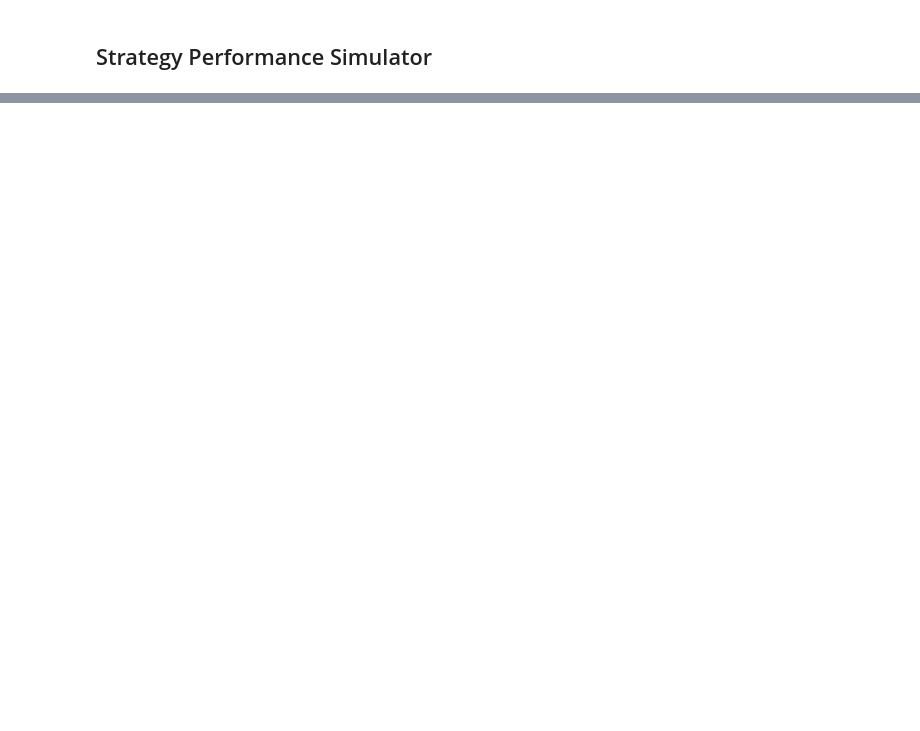
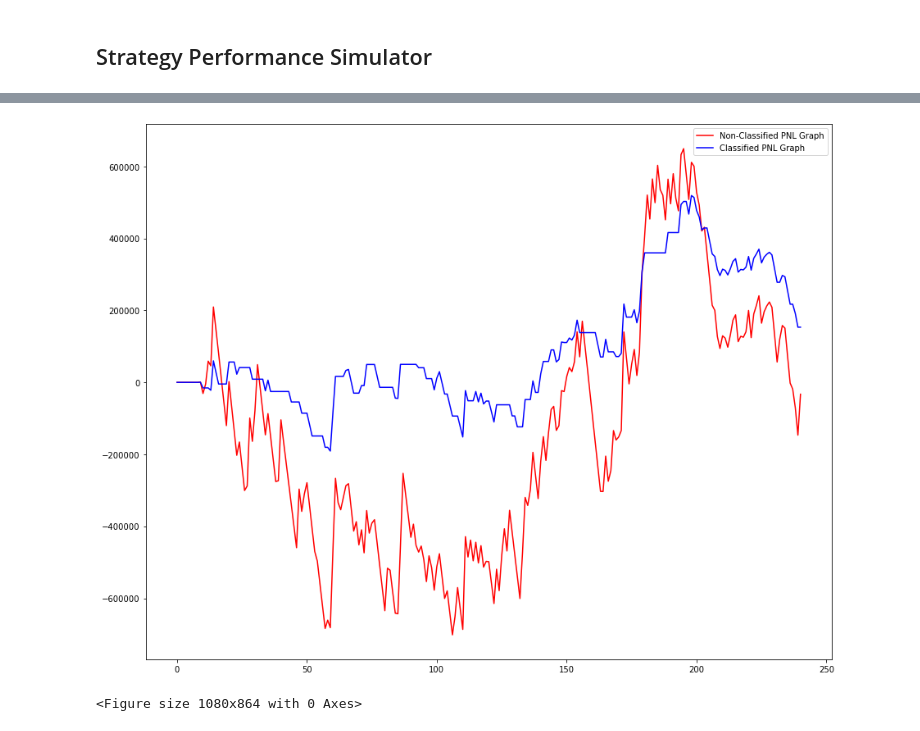
Before and after one commit to Aryann208/Quantstats, a Jupyter notebook: Quantstats - Data Analysis with Python.ipynb, the cells around one changed output, grey strips where cells are left out. Drawn from its saved outputs; the diff is of its cells as text; code cells hidden in the pictures; blank space fills up the shorter version.

```diff
--- a/Quantstats - Data Analysis with Python.ipynb
+++ b/Quantstats - Data Analysis with Python.ipynb
@@ -1107,7 +1113,10 @@ tradeledger2
 # %%
 threshold_sum=0
-startingcap=180000
-
+startingcap=800000
+Trade_taken=[]
+threshold_sum_list=[]
+totalcap_list=[]
+amount_on_day_list=[]
 
 totalcap=startingcap
 i=0
@@ -1156,9 +1165,18 @@ while i!=len(tradeledger2)-1:
             print("excedd...............")
             lot=maxlot*25
         Points=tradeledger2["Points"].iloc[i]
+
         Pointslist.append(int(Points))
         threshold_sum=threshold_sum+(Points)*lot
         totalcap=int(totalcap+(Points)*lot)
+        if Points==0:
+            Trade_taken.append('No')
+        else:
+            Trade_taken.append('Yes')
+
+        amount_on_day_list.append(int((Points*lot)))
+        totalcap_list.append(int(totalcap))
+        threshold_sum_list.append(int(threshold_sum))
 
 
         print(str(tradeledger2["Date"].iloc[i])+"       "+str(daypassed)+"    "+str(int(threshold_sum))+"   "+str(int(lot/25))+"      "+str(int((Points*lot))) +"\t\ttotalcap"+str(totalcap))
@@ -1199,6 +1217,8 @@ while i!=len(tradeledger2)-1:
     lotredcount=0
     print("totalcap is \t" +str(totalcap))
     print("Payoff Amount till now = "+ str(payoff))
+    print("Captial Change from Initial value = "+str(totalcap-startingcap+payoff))
+    print("Percentage Return % (ROC) = " +str((totalcap-startingcap+payoff)/startingcap*100))
 
     threshold_sum=0
     z=False
@@ -1239,0 +1380,21 @@ portfoliodf2["Total Capital"].plot()
+# %%
+dictionary = {'Date': TradeDates ,'Trade Condition'  : Trade_taken,"Lots": lots,"Overall PNL":threshold_sum_list,"Daily Return %" : dailyreturn, "Point" : Pointslist,"Day PNL":amount_on_day_list ,"Total Capital":totalcap_list}
+TradeReport1=pd.DataFrame(dictionary)
+totalcap=startingcap
+netcap=[]
+for i in range(len(TradeReport1)):
+    totalcap=totalcap+TradeReport1["Daily Return %"].iloc[i]
+    netcap.append(totalcap)
+TradeReport1["Total Capital"]=netcap
+# TradeReport1["Total Capital"].plot()
+
+plt.plot(TradeReport2["Overall PNL"],color="red",label="Non-Classified PNL Graph")
+plt.plot(TradeReport1["Overall PNL"],color="blue",label="Classified PNL Graph")
+
+plt.legend()
+plt.rcParams["figure.figsize"] = (15,12)
+plt.figure()
+plt.show()
+# %% [output]
+[figure, added]
+<Figure size 1080x864 with 0 Axes>
```
Also changed, not shown: parts of 28 cells of this notebook.
